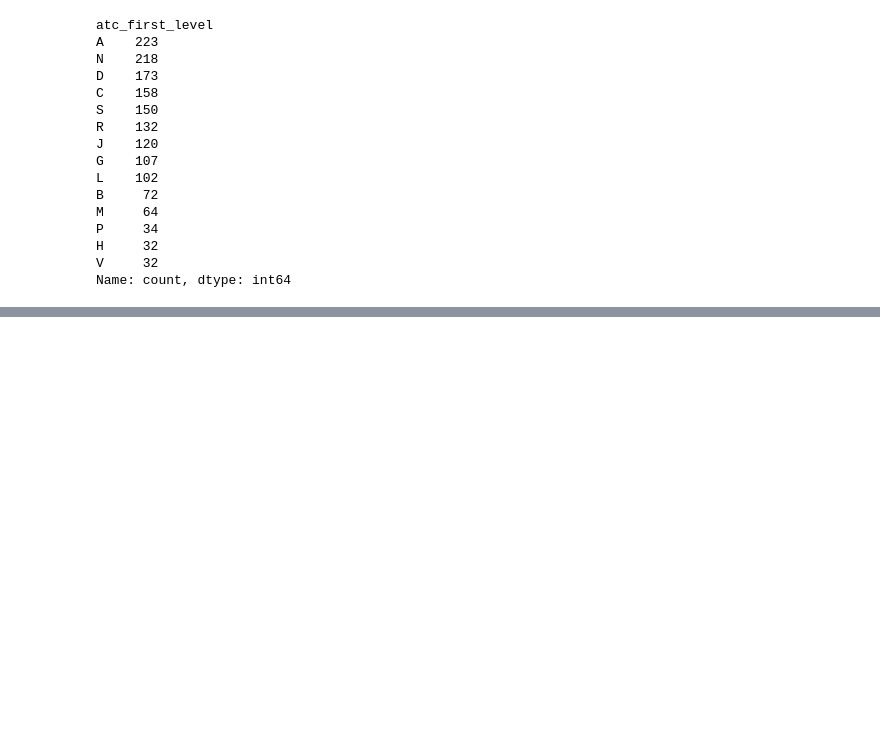
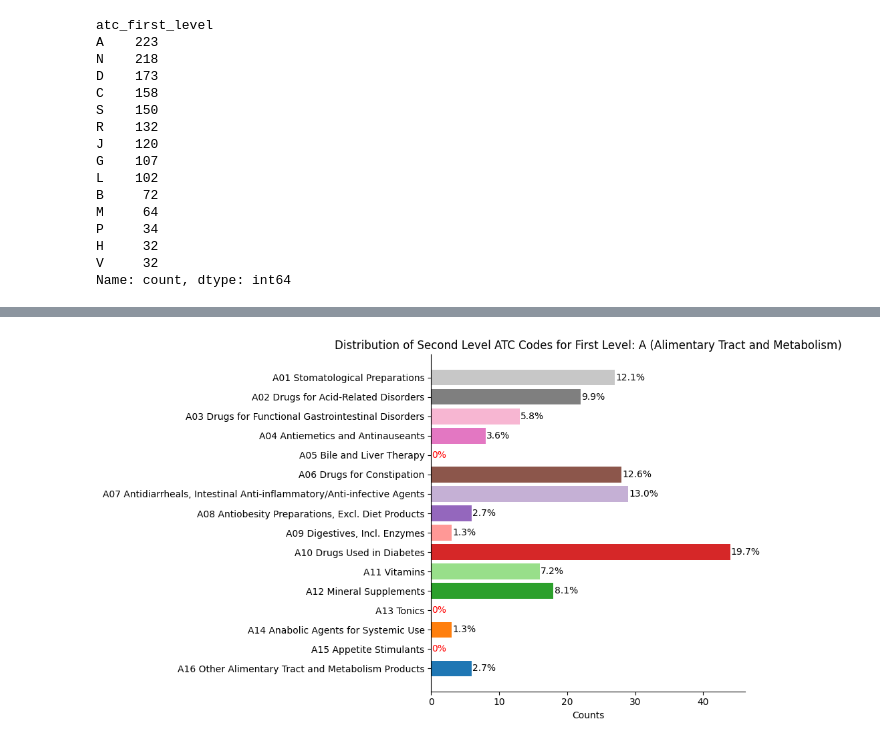
Before and after one commit to spicadust/Project_PerMed, a Jupyter notebook: notebooks/eda/atc.ipynb, the cells around one changed output, grey strips where cells are left out. Saved outputs shown, nothing was run; the diff lists cells and outputs as text; code cells hidden in the pictures; blank space fills up the shorter version.

```diff
--- a/notebooks/eda/atc.ipynb
+++ b/notebooks/eda/atc.ipynb
@@ -130,18 +137,24 @@ plt.show()
 # %%
+# Second Class, Pie Chart
 for first_level in atc_grouped.index:
     second_level_counts = atc_grouped.loc[first_level]
 
     # Filter out zero counts (second levels that don't exist in the data for this first level)
     second_level_counts = second_level_counts[second_level_counts > 0]
 
+    # Get the name of the first-level ATC from the dictionary
+    first_level_name = atc_first_level_full_list[first_level]
     # Plot pie chart for the current First Level ATC
-    plt.figure(figsize=(6, 6))
+    plt.figure(figsize=(10, 10))
     plt.pie(
         second_level_counts,
         labels=second_level_counts.index,
         autopct="%1.1f%%",
         startangle=90,
         colors=plt.cm.tab20.colors,
+        pctdistance=0.85,
     )
-    plt.title(f"Distribution of Second Level ATC Codes for First Level: {first_level}")
+    plt.title(
+        f"Distribution of Second Level ATC Codes for First Level: {first_level} ({first_level_name})"
+    )
     plt.show()
@@ -162,0 +161,71 @@ for first_level in atc_grouped.index:
+# %%
+# Second Class, Bar Chart
+# Loop through each first-level ATC code in the grouped data
+for first_level in atc_grouped.index:
+    second_level_counts = atc_grouped.loc[first_level]
+
+    # Get the full second-level ATC codes and names for this first-level category from the dictionary
+    second_level_full_list = atc_second_level_full_list[first_level]
+
+    # Reindex to ensure all second-level codes are present, including missing ones (set missing to 0)
+    second_level_counts = second_level_counts.reindex(
+        second_level_full_list.keys(), fill_value=0
+    )
+
+    # Sort the second-level counts in ascending order based on their codes
+    second_level_counts = second_level_counts.sort_index(ascending=True)
+
+    # Normalize counts to get percentages
+    total = second_level_counts.sum()
+    second_level_percentages = (
+        (second_level_counts / total) * 100 if total > 0 else second_level_counts
+    )
+
+    # Get the name of the first-level ATC from your dictionary
+    first_level_name = atc_first_level_full_list.get(first_level, "Unknown")
+
+    # Sort the second-level full list by keys (second-level codes) in ascending order
+    sorted_second_level_full_list = dict(sorted(second_level_full_list.items()))
+
+    # Prepare labels that combine the second-level code and its corresponding description
+    labels = [f"{code} {desc}" for code, desc in sorted_second_level_full_list.items()]
+
+    # Plot horizontal bar chart for the current First Level ATC with counts on the x-axis
+    plt.figure(figsize=(10, 6))
+    bars = plt.barh(
+        labels[::-1], second_level_counts.values[::-1], color=plt.cm.tab20.colors
+    )  # Reverse the labels and values
+
+    # Add percentage labels to each bar
+    for bar, value, pct in zip(
+        bars, second_level_counts[::-1], second_level_percentages[::-1]
+    ):
+        if value == 0:
+            plt.text(
+                bar.get_width() + 0.1,
+                bar.get_y() + bar.get_height() / 2,
+                "0%",
+                va="center",
+                color="red",
+            )
+        else:
+            plt.text(
+                bar.get_width() + 0.1,
+                bar.get_y() + bar.get_height() / 2,
+                f"{pct:.1f}%",
+                va="center",
+                color="black",
+            )
+
+    # Add title and labels
+    plt.title(
+        f"Distribution of Second Level ATC Codes for First Level: {first_level} ({first_level_name})"
+    )
+    plt.xlabel("Counts")  # X-axis now shows counts
+    # plt.ylabel("Second-Level ATC Codes")
+    plt.tight_layout()
+    plt.gca().spines["right"].set_visible(False)
+    plt.gca().spines["top"].set_visible(False)
+    plt.show()
+# %% [output]
+[figure, added]
```
Also changed, not shown: parts of 10 cells of this notebook, 33 other files.
